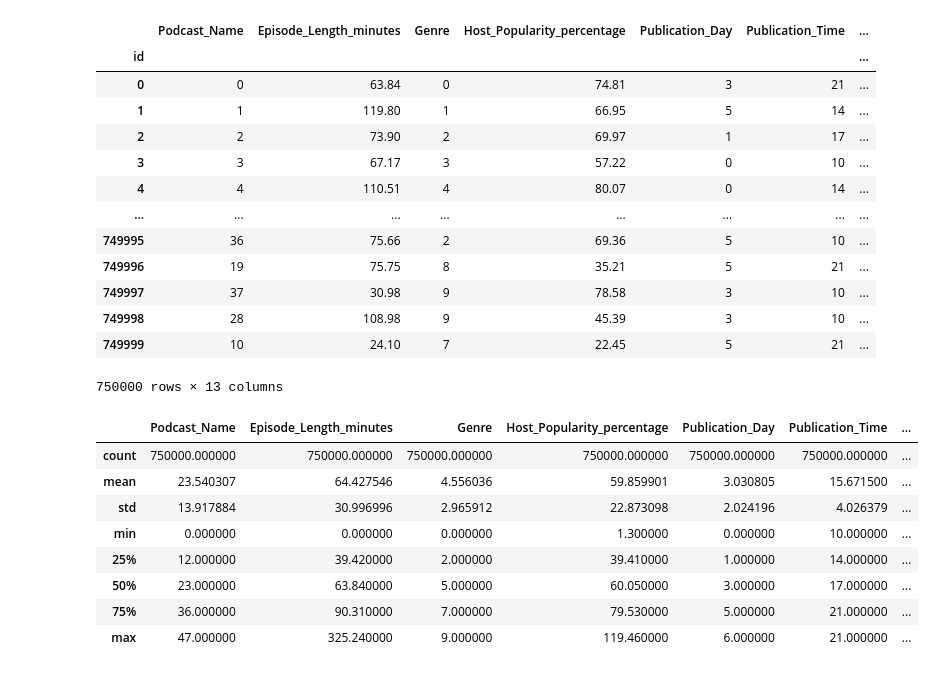
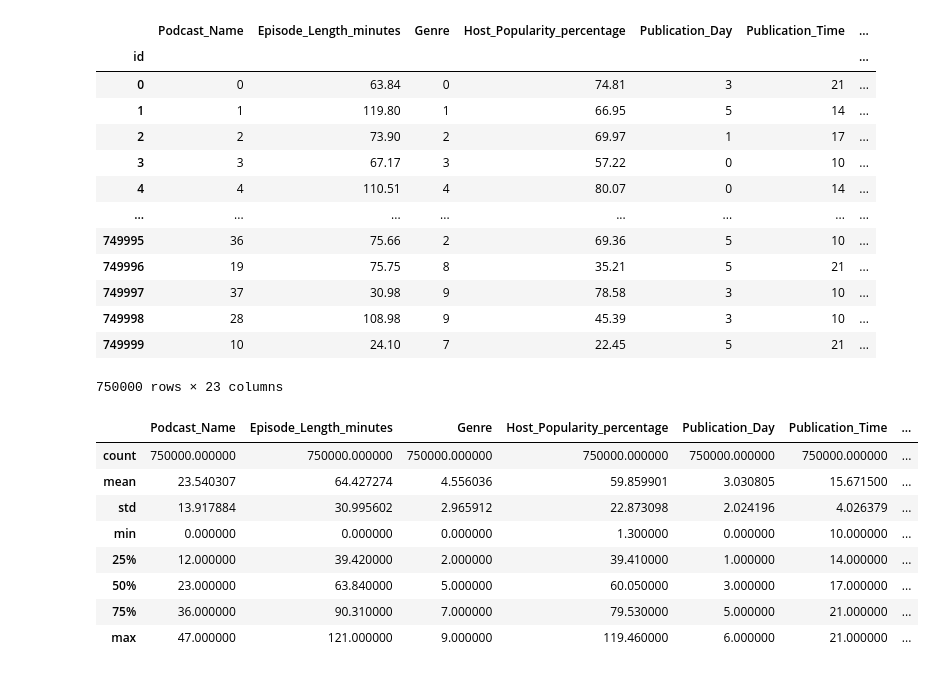
Before and after one commit to masaishi/kaggle-s5e4-6th-solution, a Jupyter notebook: train.ipynb, the cells around one changed output. Saved outputs shown, nothing was run; the diff lists cells and outputs as text; code cells hidden in the pictures.

```diff
--- a/train.ipynb
+++ b/train.ipynb
@@ -116,6 +115,9 @@ def preprocess(df):
     df['Publication_Time'] = df['Publication_Time'].replace(re_dict["time_dict"])
     df['Episode_Sentiment'] = df['Episode_Sentiment'].replace(re_dict["sent_dict"])
 
+    df.loc[df['Episode_Length_minutes']>121.0, 'Episode_Length_minutes'] = 121.0
+    df.loc[df["Number_of_Ads"] > 103.91, "Number_of_Ads"] = 103.91
+
     # Define categorical columns
     df["Episode_Length_minutes_NaN"] = df["Episode_Length_minutes"].isna().astype(int)
     df["Guest_Popularity_percentage_NaN"] = df["Guest_Popularity_percentage"].isna().astype(int)
@@ -135,41 +137,80 @@ df_sub = pd.read_csv(cfg.sub_path, index_col='id')
 # # is_dev_mode = True
 # if is_dev_mode:
 #     df_train = df_train.sample(10000, random_state=42)
 #     df_test = df_test[:10]
 #     df_sub = df_sub[:10]
 
 df_train = preprocess(df_train)
 df_test = preprocess(df_test)
 
 df_train_desc = df_train.describe()
 
-# target_col = "Listening_Time_minutes"
-# y_train = df_train[target_col].copy()
-# df_train = df_train.drop(columns=[target_col])
+target_col = "Listening_Time_minutes"
+y_train = df_train[target_col].copy()
+df_train = df_train.drop(columns=[target_col])
+
+df_desc = df_train.describe()
+
+def feature_eng(df, df_desc=df_desc):
+    # Better capture cyclical nature of day and time
+    df['Day_sin'] = np.sin(2 * np.pi * df['Publication_Day'] / 7)
+    df['Day_cos'] = np.cos(2 * np.pi * df['Publication_Day'] / 7)
+    df['Time_sin'] = np.sin(2 * np.pi * df['Publication_Time'] / 4)
+    df['Time_cos'] = np.cos(2 * np.pi * df['Publication_Time'] / 4)
+
+    # Higher frequency sinusoidal features for day and time
+    df['Day_sin2'] = np.sin(4 * np.pi * df['Publication_Day'] / 7)
+    df['Day_cos2'] = np.cos(4 * np.pi * df['Publication_Day'] / 7)
+    df['Time_sin2'] = np.sin(4 * np.pi * df['Publication_Time'] / 24)
+    df['Time_cos2'] = np.cos(4 * np.pi * df['Publication_Time'] / 24)
+
+    df['Length_per_Ads'] = (df['Episode_Length_minutes'] / (df['Number_of_Ads'] + 1)).fillna(0)
+
+    # df['Rel_Episode_Position'] = df.groupby('Podcast_Name')['Episode_Num'].transform(
+    #     lambda x: (x - x.min()) / (x.max() - x.min() + 1e-8))
+
+    groups = ["Podcast_Name", "Genre"]
+    for group in groups:
+        numeric_cols = ["Episode_Num"]
+        for col in numeric_cols:
+            df[f"{group}_{col}_norm"] = df.groupby(group)[col].transform(lambda x: (x - x.min()) / (x.max() - x.min() + 1e-8))
+
+
+    df['Podcast_Name'] = df['Podcast_Name'].astype('category')
+    df['Genre'] = df['Genre'].astype('category')
+    df['Publication_Day'] = df['Publication_Day'].astype('category')
+    df['Publication_Time'] = df['Publication_Time'].astype('category')
+    df['Episode_Sentiment'] = df['Episode_Sentiment'].astype('category')
+    df['Episode_Num'] = df['Episode_Num'].astype('category')
+
+    return df
+
+df_train = feature_eng(df_train)
+df_test = feature_eng(df_test)
 
 display(df_train)
 display(df_train_desc)
 # %% [output]
 |  | Podcast_Name | Episode_Length_minutes | Genre | Host_Popularity_percentage | Publication_Day | Publication_Time | ... |
 | id |  |  |  |  |  |  | ... |
 | 0 | 0 | 63.84 | 0 | 74.81 | 3 | 21 | ... |
 | 1 | 1 | 119.80 | 1 | 66.95 | 5 | 14 | ... |
 | 2 | 2 | 73.90 | 2 | 69.97 | 1 | 17 | ... |
 | 3 | 3 | 67.17 | 3 | 57.22 | 0 | 10 | ... |
 | 4 | 4 | 110.51 | 4 | 80.07 | 0 | 14 | ... |
 | ... | ... | ... | ... | ... | ... | ... | ... |
 | 749995 | 36 | 75.66 | 2 | 69.36 | 5 | 10 | ... |
 | 749996 | 19 | 75.75 | 8 | 35.21 | 5 | 21 | ... |
 | 749997 | 37 | 30.98 | 9 | 78.58 | 3 | 10 | ... |
 | 749998 | 28 | 108.98 | 9 | 45.39 | 3 | 10 | ... |
 | 749999 | 10 | 24.10 | 7 | 22.45 | 5 | 21 | ... |
-750000 rows × 13 columns
+750000 rows × 23 columns
 |  | Podcast_Name | Episode_Length_minutes | Genre | Host_Popularity_percentage | Publication_Day | Publication_Time | ... |
 | count | 750000.000000 | 750000.000000 | 750000.000000 | 750000.000000 | 750000.000000 | 750000.000000 | ... |
-| mean | 23.540307 | 64.427546 | 4.556036 | 59.859901 | 3.030805 | 15.671500 | ... |
-| std | 13.917884 | 30.996996 | 2.965912 | 22.873098 | 2.024196 | 4.026379 | ... |
+| mean | 23.540307 | 64.427274 | 4.556036 | 59.859901 | 3.030805 | 15.671500 | ... |
+| std | 13.917884 | 30.995602 | 2.965912 | 22.873098 | 2.024196 | 4.026379 | ... |
 | min | 0.000000 | 0.000000 | 0.000000 | 1.300000 | 0.000000 | 10.000000 | ... |
 | 25% | 12.000000 | 39.420000 | 2.000000 | 39.410000 | 1.000000 | 14.000000 | ... |
 | 50% | 23.000000 | 63.840000 | 5.000000 | 60.050000 | 3.000000 | 17.000000 | ... |
 | 75% | 36.000000 | 90.310000 | 7.000000 | 79.530000 | 5.000000 | 21.000000 | ... |
-| max | 47.000000 | 325.240000 | 9.000000 | 119.460000 | 6.000000 | 21.000000 | ... |
+| max | 47.000000 | 121.000000 | 9.000000 | 119.460000 | 6.000000 | 21.000000 | ... |
```
Also changed, not shown: parts of 6 cells of this notebook, 1 other file.
